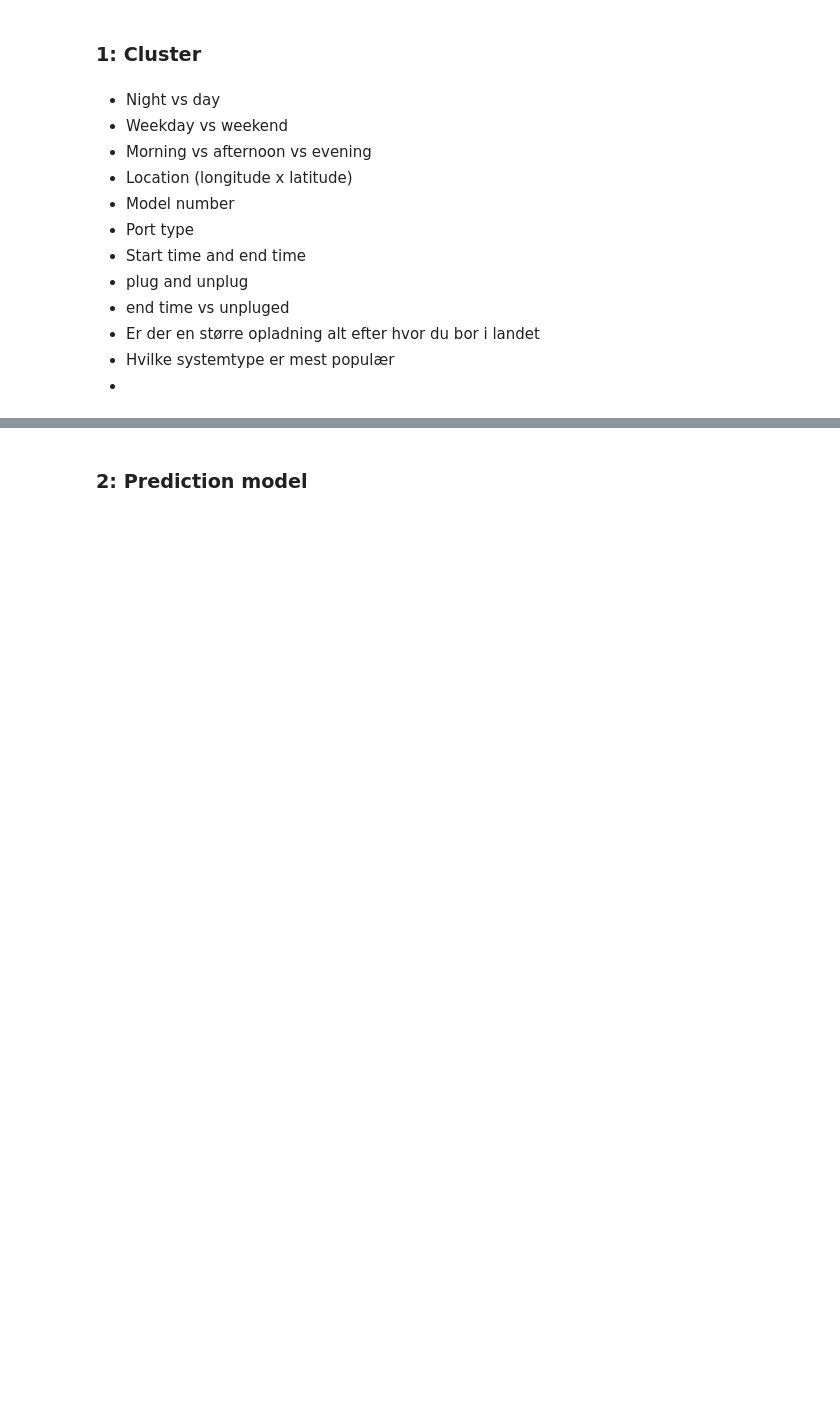
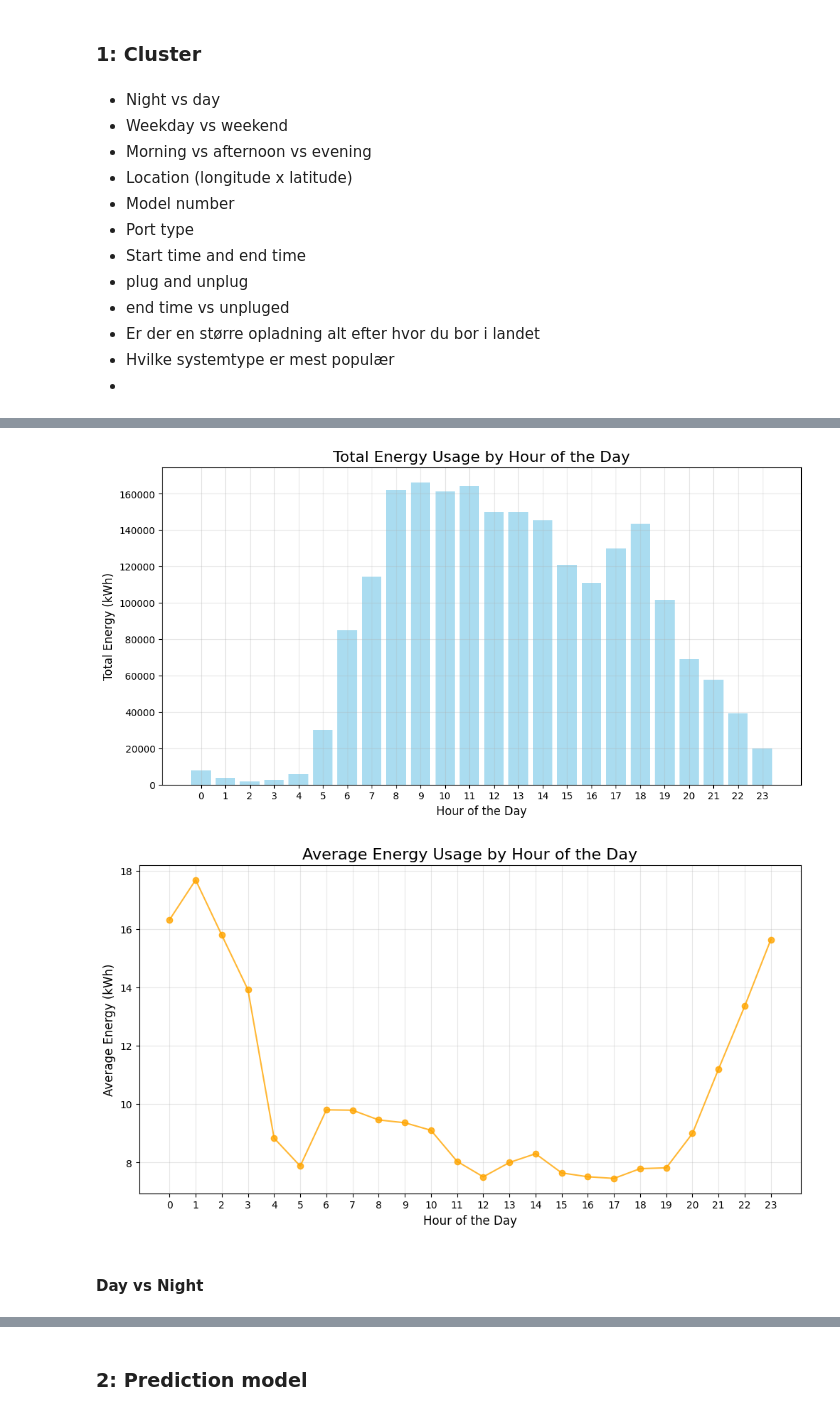
Before and after one commit to DitteGilsfeldt/42577-Introduction-to_Business_Analytics__Project, a Jupyter notebook: Ditte/Ditte.ipynb, the cells around one changed output, grey strips where cells are left out. Drawn from its saved outputs; the diff is of its cells as text; code cells hidden in the pictures; blank space fills up the shorter version.

```diff
--- a/Ditte/Ditte.ipynb
+++ b/Ditte/Ditte.ipynb
@@ -288,0 +413,31 @@ KeyError: 'Weekend'
+# %%
+# Extract the hour from the 'Start Date' column
+data['Hour'] = pd.to_datetime(data['Start Date']).dt.hour
+
+# Group data by hour and calculate total and average energy usage
+hourly_energy = data.groupby('Hour')['Energy (kWh)'].agg(['sum', 'mean']).reset_index()
+
+# Plot total energy usage by hour
+plt.figure(figsize=(12, 6))
+plt.bar(hourly_energy['Hour'], hourly_energy['sum'], color='skyblue', alpha=0.7)
+plt.title("Total Energy Usage by Hour of the Day", fontsize=16)
+plt.xlabel("Hour of the Day", fontsize=12)
+plt.ylabel("Total Energy (kWh)", fontsize=12)
+plt.xticks(range(0, 24))
+plt.grid(alpha=0.3)
+plt.show()
+
+# Plot average energy usage by hour
+plt.figure(figsize=(12, 6))
+plt.plot(hourly_energy['Hour'], hourly_energy['mean'], marker='o', color='orange', alpha=0.8)
+plt.title("Average Energy Usage by Hour of the Day", fontsize=16)
+plt.xlabel("Hour of the Day", fontsize=12)
+plt.ylabel("Average Energy (kWh)", fontsize=12)
+plt.xticks(range(0, 24))
+plt.grid(alpha=0.3)
+plt.show()
+# %% [output]
+[figure, added]
+[figure, added]
+# %% [markdown]
+#### Day vs Night
```
Also changed, not shown: parts of 27 cells of this notebook.
